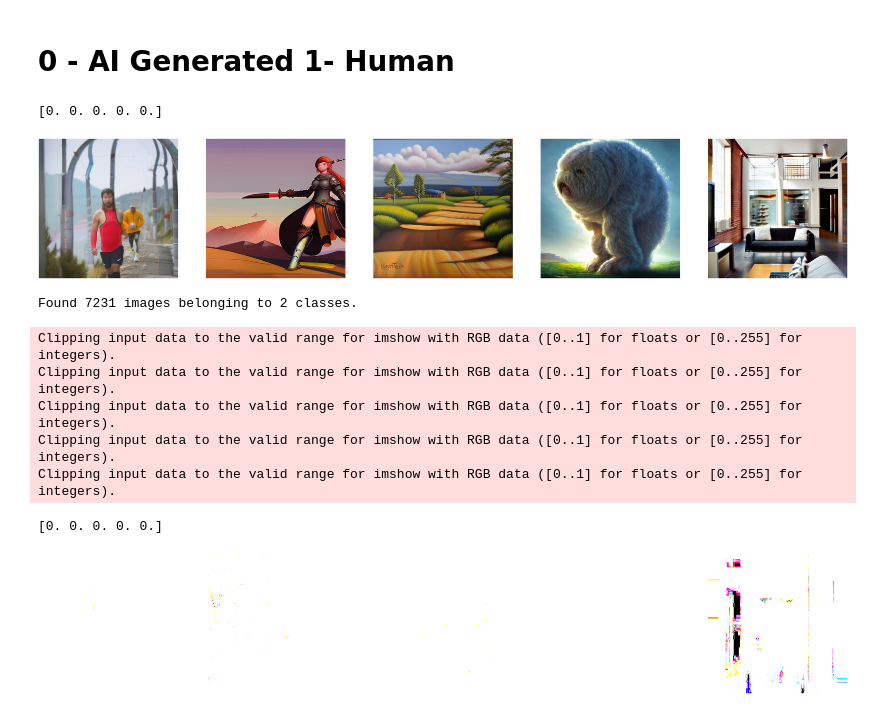
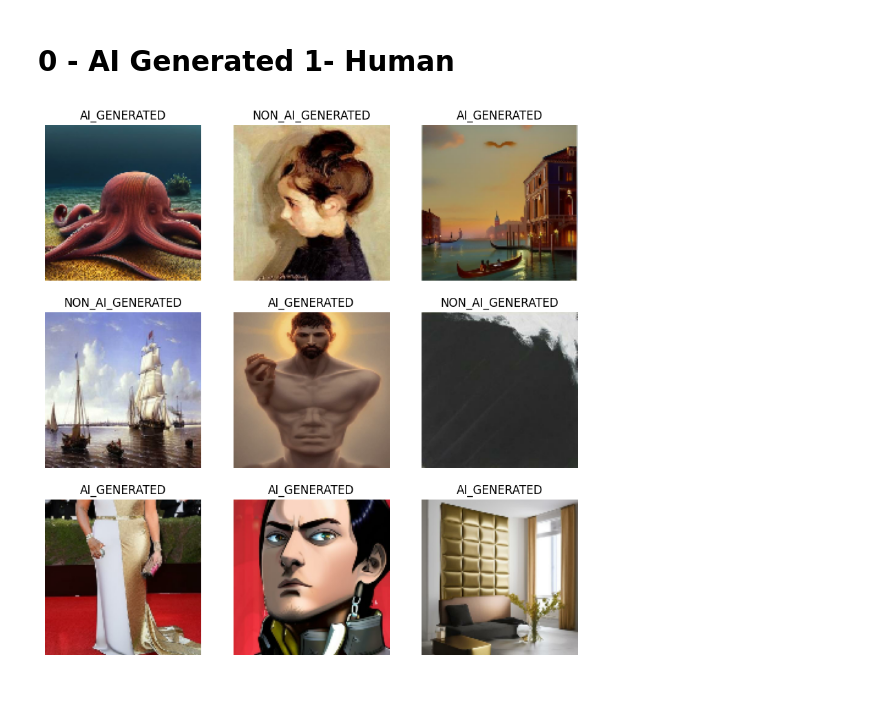
Before and after one commit to OkabeRintaro10/AIArtDetection, a Jupyter notebook: Nitin_CNN.ipynb, the cells around one changed output. Saved outputs shown, nothing was run; the diff lists cells and outputs as text; code cells hidden in the pictures.

```diff
--- a/Nitin_CNN.ipynb
+++ b/Nitin_CNN.ipynb
@@ -85,6 +27,6 @@ def plot_confusion_matrix(cm, classes,
 # %%
-train_dir='AIandRealArt/train/'
-batch_size = 128
-IMG_HEIGHT = 512
-IMG_WIDTH = 512
-epochs = 25
+train_dir='/Users/futuregadgetlab/Downloads/ai_art_classification/train/'
+batch_size = 16
+IMG_HEIGHT = 128
+IMG_WIDTH = 128
+epochs = 15
@@ -121,45 +68,13 @@ Found 3099 images belonging to 2 classes.
 # %% [markdown]
 # 0 - AI Generated 1- Human
-# %%
-class_names = train_datagen.classes
-imgs, class_names = next(train_datagen)
-print(class_names[:5])
-plotImages(imgs)
-# %% [output]
-[0. 0. 0. 0. 0.]
-[figure, removed]
-# %%
-train_image_generator = ImageDataGenerator(
-    rotation_range= 0.5,
-    horizontal_flip=True,
-    vertical_flip=True,
-    zoom_range=0.5,
-    validation_split=0.3
-)
-
-train_datagen = train_image_generator.flow_from_directory(
-    train_dir,
-    target_size= (IMG_HEIGHT,IMG_WIDTH),
-    color_mode='rgb',
-    batch_size= batch_size,
-    class_mode= 'binary',
-    classes=['AI_GENERATED','NON_AI_GENRATED'],
-    shuffle= True,
-    subset='training',
-    seed= 42
-    )
-# %% [output]
-Found 7231 images belonging to 2 classes.
-# %%
-class_names = train_datagen.classes
-imgs, class_names = next(train_datagen)
-print(class_names[:5])
-plotImages(imgs)
-# %% [output]
-Clipping input data to the valid range for imshow with RGB data ([0..1] for floats or [0..255] for integers).
-Clipping input data to the valid range for imshow with RGB data ([0..1] for floats or [0..255] for integers).
-Clipping input data to the valid range for imshow with RGB data ([0..1] for floats or [0..255] for integers).
-Clipping input data to the valid range for imshow with RGB data ([0..1] for floats or [0..255] for integers).
-Clipping input data to the valid range for imshow with RGB data ([0..1] for floats or [0..255] for integers).
-[0. 0. 0. 0. 0.]
-[figure, removed]
+# %%
+class_names = train_datagen.class_names
+plt.figure(figsize=(10, 10))
+for images, labels in train_datagen.take(1):
+  for i in range(9):
+    ax = plt.subplot(3, 3, i + 1)
+    plt.imshow(images[i].numpy().astype("uint8"))
+    plt.title(class_names[labels[i]])
+    plt.axis("off")
+# %% [output]
+[figure, added]
```
Also changed, not shown: parts of 13 cells of this notebook.
